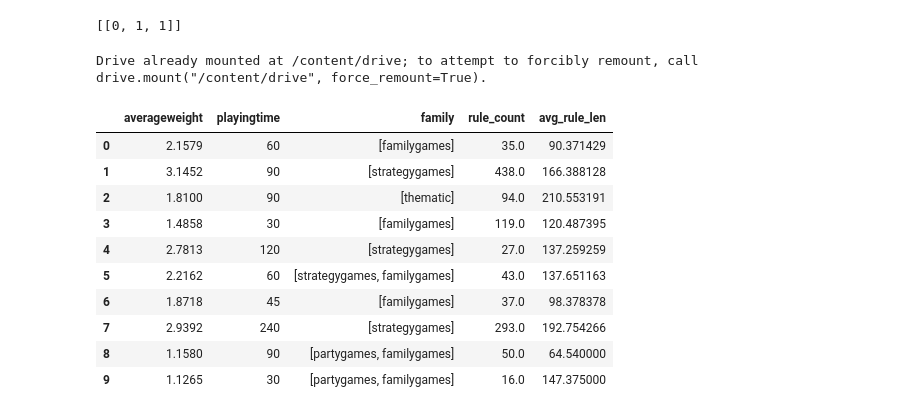
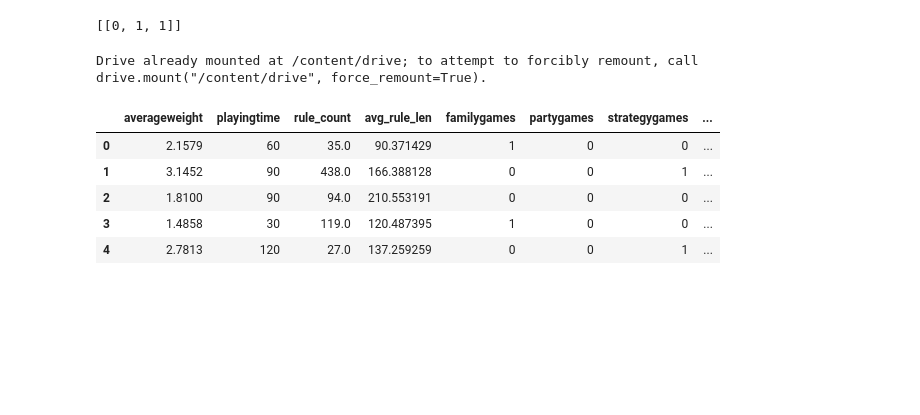
Before and after one commit to marco-luzzara/boardgame-complexity-predictor, a Jupyter notebook: src/predict.ipynb, the cells around one changed output. Saved outputs shown, nothing was run; the diff lists cells and outputs as text; code cells hidden in the pictures; blank space fills up the shorter version.

```diff
--- a/src/predict.ipynb
+++ b/src/predict.ipynb
@@ -192,26 +210,26 @@ df_features.to_csv(PROCESSED_DATASET_FILE_PATH, header=True, index=False, mode='
 if WORKING_ON_COLAB:
     drive.flush_and_unmount()
 # %%
+WORKING_ON_COLAB = True
+
 import pandas as pd
 PROCESSED_DATASET_FILE_PATH = '/content/drive/My Drive/Projects/IRBoardGameComplexity/processed_dataset.csv' if WORKING_ON_COLAB \
     else 'data/processed_dataset.csv'
 
 if WORKING_ON_COLAB:
     drive.mount('/content/drive')
 import ast
 # as.literal_eval converts the family column string into a python array
 df_features = pd.read_csv(PROCESSED_DATASET_FILE_PATH, converters={ 'family': ast.literal_eval })
+
+# from https://stackoverflow.com/questions/71401193/one-hot-encoding-in-python-for-array-values-in-a-dataframe
+df_features = df_features.join(df_features.pop('family').apply('|'.join).str.get_dummies())
 df_features.head()
 # %% [output]
 Drive already mounted at /content/drive; to attempt to forcibly remount, call drive.mount("/content/drive", force_remount=True).
-|  | averageweight | playingtime | family | rule_count | avg_rule_len |
-| 0 | 2.1579 | 60 | [familygames] | 35.0 | 90.371429 |
-| 1 | 3.1452 | 90 | [strategygames] | 438.0 | 166.388128 |
-| 2 | 1.8100 | 90 | [thematic] | 94.0 | 210.553191 |
-| 3 | 1.4858 | 30 | [familygames] | 119.0 | 120.487395 |
-| 4 | 2.7813 | 120 | [strategygames] | 27.0 | 137.259259 |
-| 5 | 2.2162 | 60 | [strategygames, familygames] | 43.0 | 137.651163 |
-| 6 | 1.8718 | 45 | [familygames] | 37.0 | 98.378378 |
-| 7 | 2.9392 | 240 | [strategygames] | 293.0 | 192.754266 |
-| 8 | 1.1580 | 90 | [partygames, familygames] | 50.0 | 64.540000 |
-| 9 | 1.1265 | 30 | [partygames, familygames] | 16.0 | 147.375000 |
+|  | averageweight | playingtime | rule_count | avg_rule_len | familygames | partygames | strategygames | ... |
+| 0 | 2.1579 | 60 | 35.0 | 90.371429 | 1 | 0 | 0 | ... |
+| 1 | 3.1452 | 90 | 438.0 | 166.388128 | 0 | 0 | 1 | ... |
+| 2 | 1.8100 | 90 | 94.0 | 210.553191 | 0 | 0 | 0 | ... |
+| 3 | 1.4858 | 30 | 119.0 | 120.487395 | 1 | 0 | 0 | ... |
+| 4 | 2.7813 | 120 | 27.0 | 137.259259 | 0 | 0 | 1 | ... |
```
Also changed, not shown: parts of 5 cells of this notebook.
